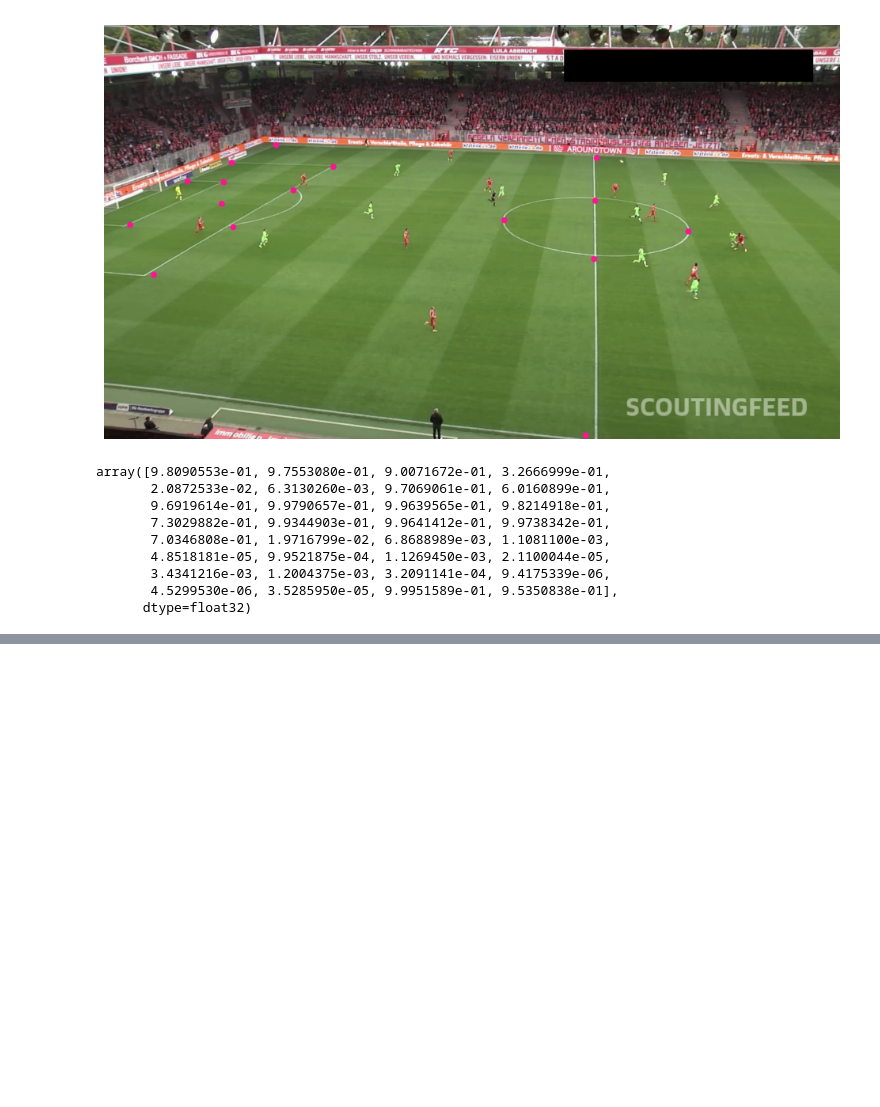
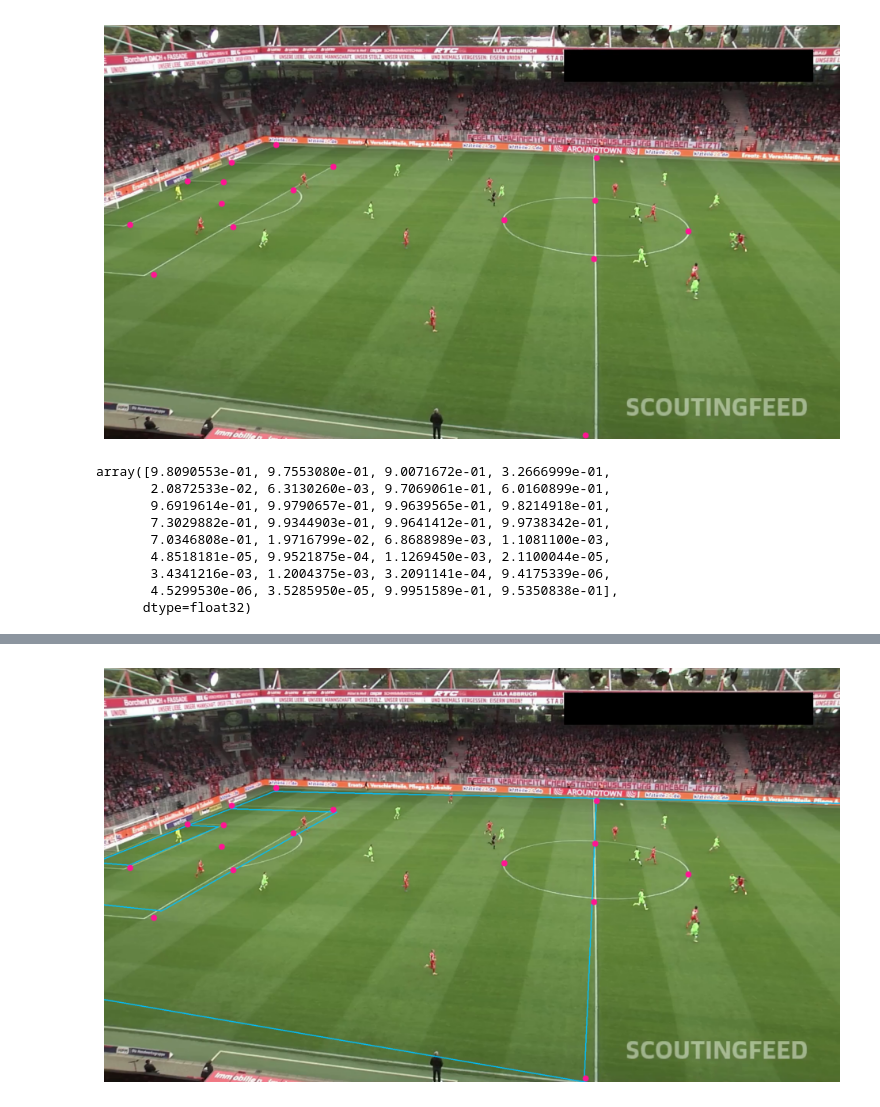
Before and after one commit to DGT-INT/soccer_video_to_data, a Jupyter notebook: 04 Code/soccer_computer_vision.ipynb, the cells around one changed output, grey strips where cells are left out. Drawn from its saved outputs; the diff is of its cells as text; code cells hidden in the pictures; blank space fills up the shorter version.

Commit message:
updated view transformer

```diff
--- a/04 Code/soccer_computer_vision.ipynb
+++ b/04 Code/soccer_computer_vision.ipynb
@@ -355,0 +410,52 @@ array([9.8090553e-01, 9.7553080e-01, 9.0071672e-01, 3.2666999e-01,
+# %%
+import cv2
+class ViewTransformer:
+
+  def __init__(self, source: np.ndarray, target: np.ndarray):
+    source = source.astype(np.float32)
+    target = target.astype(np.float32)
+    self.m, _m= cv2.findHomography(source, target)
+
+  def transform_points(self, points: np.ndarray) -> np.ndarray:
+    points = points.reshape(-1, 1, 2).astype(np.float32)
+    points = cv2.perspectiveTransform(points, self.m)
+    return points.reshape(-1, 2).astype(np.float32)
+# %%
+vertex_annotator = sv.VertexAnnotator(
+    color=sv.Color.from_hex('#ff1493'),
+    radius=8
+)
+
+edge_annotator = sv.EdgeAnnotator(
+    color=sv.Color.from_hex('#00BFFF'),
+    thickness=2,
+    edges=CONFIG.edges
+)
+
+frame_generator = sv.get_video_frames_generator(SOURCE_VIDEO_PATH)
+frame = next(frame_generator)
+
+result = PITCH_DETECTION_MODEL.infer(frame, confidence=0.3)[0]
+key_points = sv.KeyPoints.from_inference(result)
+
+filter = key_points.confidence[0] > 0.5
+frame_reference_points = key_points.xy[0][filter]
+frame_reference_key_points = sv.KeyPoints(xy=frame_reference_points[np.newaxis, ...])
+pitch_reference_points = np.array(CONFIG.vertices)[filter]
+
+view_transformer = ViewTransformer(
+    source=pitch_reference_points,
+    target=frame_reference_points
+)
+
+pitch_all_points = np.array(CONFIG.vertices)
+frame_all_points = view_transformer.transform_points(pitch_all_points)
+frame_all_key_points = sv.KeyPoints(xy=frame_all_points[np.newaxis, ...])
+
+annotated_frame = frame.copy()
+annotated_frame = edge_annotator.annotate(annotated_frame, frame_all_key_points)
+annotated_frame = vertex_annotator.annotate(annotated_frame, frame_reference_key_points)
+
+sv.plot_image(annotated_frame)
+# %% [output]
+[figure, added]
```
Also changed, not shown: parts of 5 cells of this notebook.
